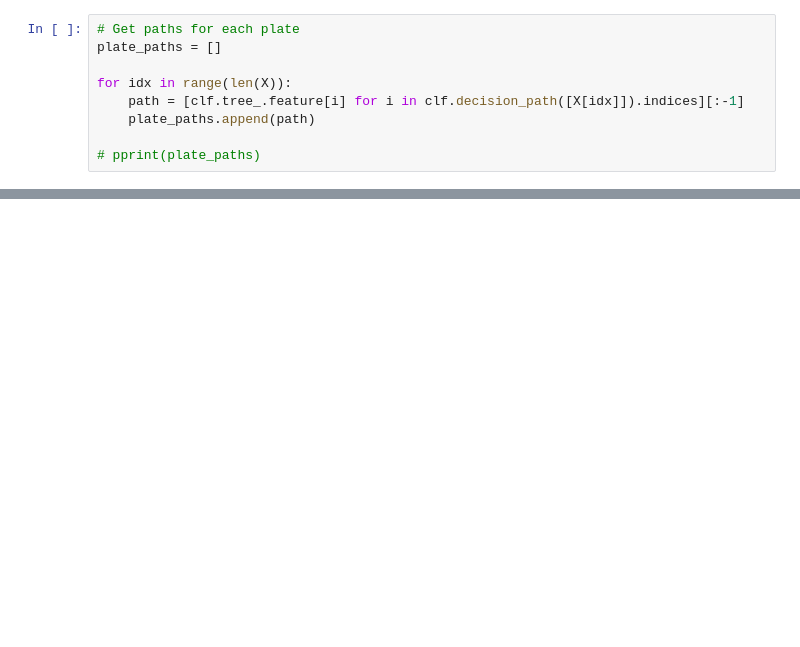
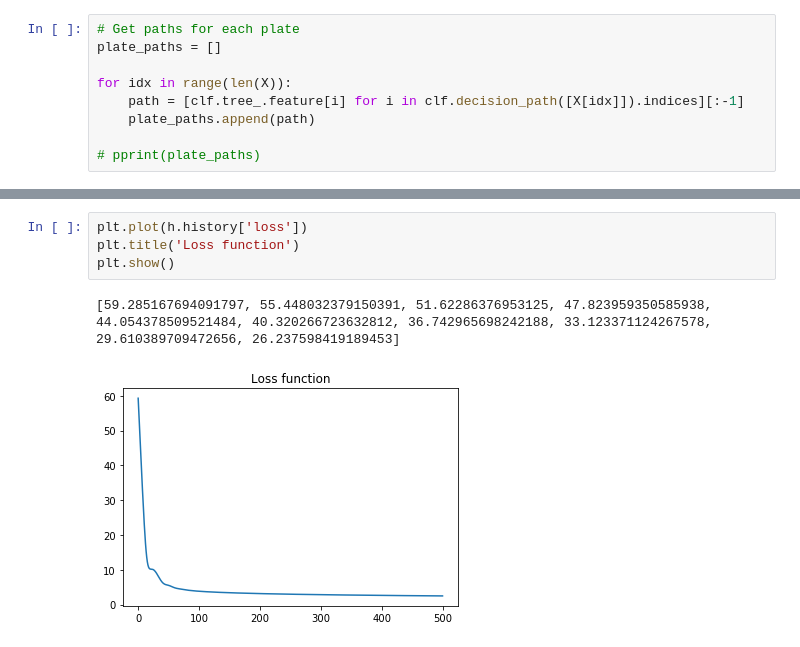
Before and after one commit to renato145/food-guesser, a Jupyter notebook: model_train.ipynb, the cells around one changed output, grey strips where cells are left out. Drawn from its saved outputs; the diff is of its cells as text; blank space fills up the shorter version.

```diff
--- a/model_train.ipynb
+++ b/model_train.ipynb
@@ -154,0 +207,7 @@ for i, (t_x, t_y_q, t_y_p, t_y_c) in enumerate(gen_test):
+# %%
+plt.plot(h.history['loss'])
+plt.title('Loss function')
+plt.show()
+# %% [output]
+[59.285167694091797, 55.448032379150391, 51.62286376953125, 47.823959350585938, 44.054378509521484, 40.320266723632812, 36.742965698242188, 33.123371124267578, 29.610389709472656, 26.237598419189453]
+[figure, added]
```
Also changed, not shown: parts of 23 cells of this notebook.
